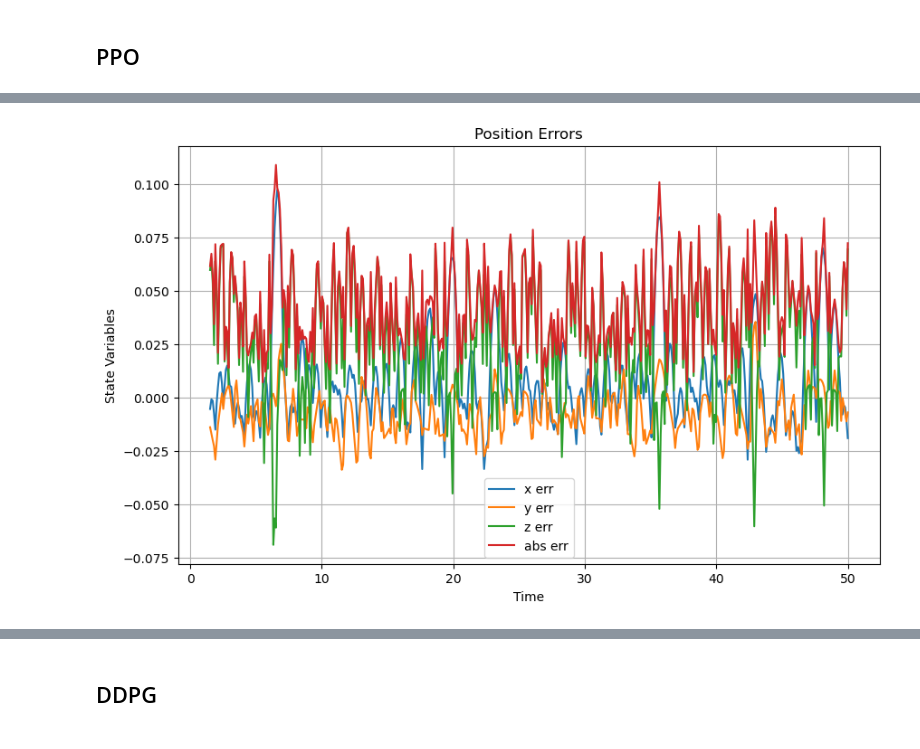
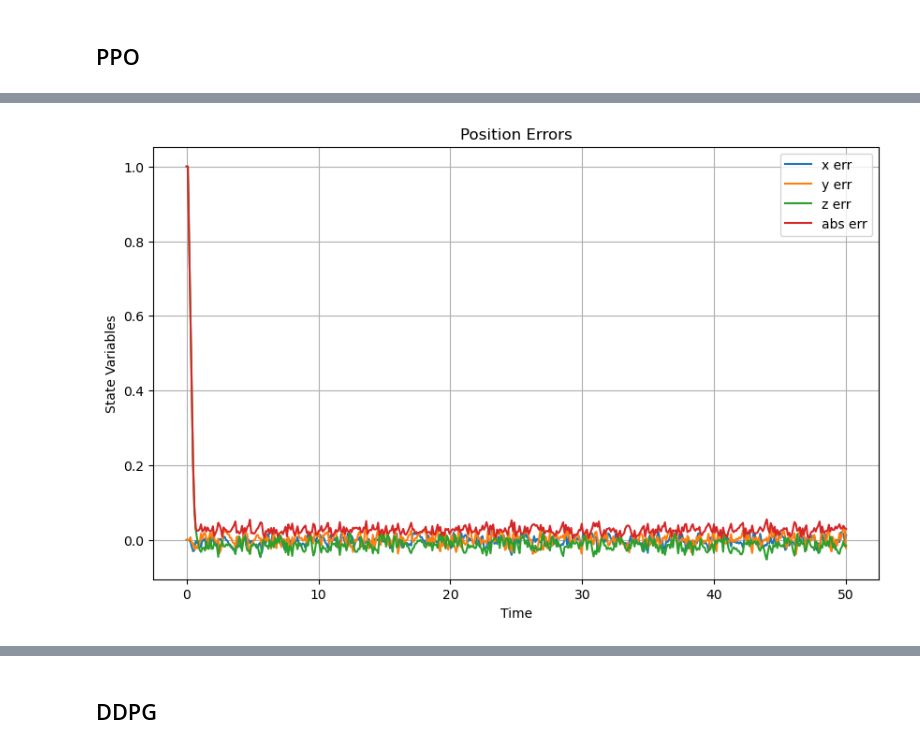
Before and after one commit to damurka5/RL_CDPR, a Jupyter notebook: mujoco_py/11_SB3_PPO&DDPG_evaluation.ipynb, the cells around one changed output, grey strips where cells are left out. Cells and saved outputs as stored; diff of their text form; code cells hidden in the pictures.

Commit message:
system function rewritten, follow_trajectory need to be changed

```diff
--- a/mujoco_py/11_SB3_PPO&DDPG_evaluation.ipynb
+++ b/mujoco_py/11_SB3_PPO&DDPG_evaluation.ipynb
@@ -68,3 +44,40 @@ def system(model, X, t_span):
+# %%
+dt = 0.1
+robot_model.dt = dt
+max_force = 15
+action_decoder = {
+            i: np.array([int(b) for b in f'{i:04b}']) for i in range(16)
+        }
+
+def system(model, X, t_span):
+    global dt, robot_model
+
+    obs = np.copy(X)
+    states = np.zeros((t_span.shape[0], 6))
+    states[0, :] = X[:6]
+    step_count = 1  # Initialize step counter
+    done = False
+
+    # go to position
+    while not done and step_count < t_span.shape[0]:
+        action, _states = model.predict(obs, deterministic=True)
+        obs, reward, done, truncated, info = robot_model.step(action)
+        states[step_count, :] = obs[:6]
+        step_count += 1
+
+    if step_count< t_span.shape[0]:
+        obs = np.hstack((states[step_count, :], X[3:6]))
+    else:
+        return states, done
+
+    # try to hold the position
+    while step_count<t_span.shape[0]:
+        action, _states = model.predict(obs, deterministic=True)
+        obs, reward, done, truncated, info = robot_model.step(action)
+        states[step_count, :] = obs[:6]
+        step_count += 1
+
+    return states, done
 # %%
 import matplotlib.pyplot as plt
 
@@ -288,10 +305,11 @@ def visualize_simulation(trajectory, robot_states, reached_points, interval=100,
 eps = 500
 t_span = np.linspace(0, dt*eps, eps)
 X=np.array([0,0,1,0,0,0], dtype=np.float32)
-des_pos = np.array([1,1,0], dtype=np.float32)
+des_pos = np.array([0,0,2], dtype=np.float32)
 X = np.hstack([X, des_pos])
+robot_model.cur_state = X
 
-sol1 = system(modelSB3_PPO, X, t_span)
+sol1, d = system(modelSB3_PPO, X, t_span)
 # %%
 plot_states(sol1, t_span)
 # %% [output]
@@ -299,7 +317,7 @@ plot_states(sol1, t_span)
 # %%
-plot_position_error(sol1[15:], des_pos, t_span[15:])
+plot_position_error(sol1, des_pos, t_span)
 # %% [output]
-[figure, old version]
+[figure, new version]
 # %%
 get_rms_err(sol1[15:115], des_pos, t_span[15:115])
 # %% [output]
```
Also changed, not shown: parts of 6 cells of this notebook, 2 other files.
